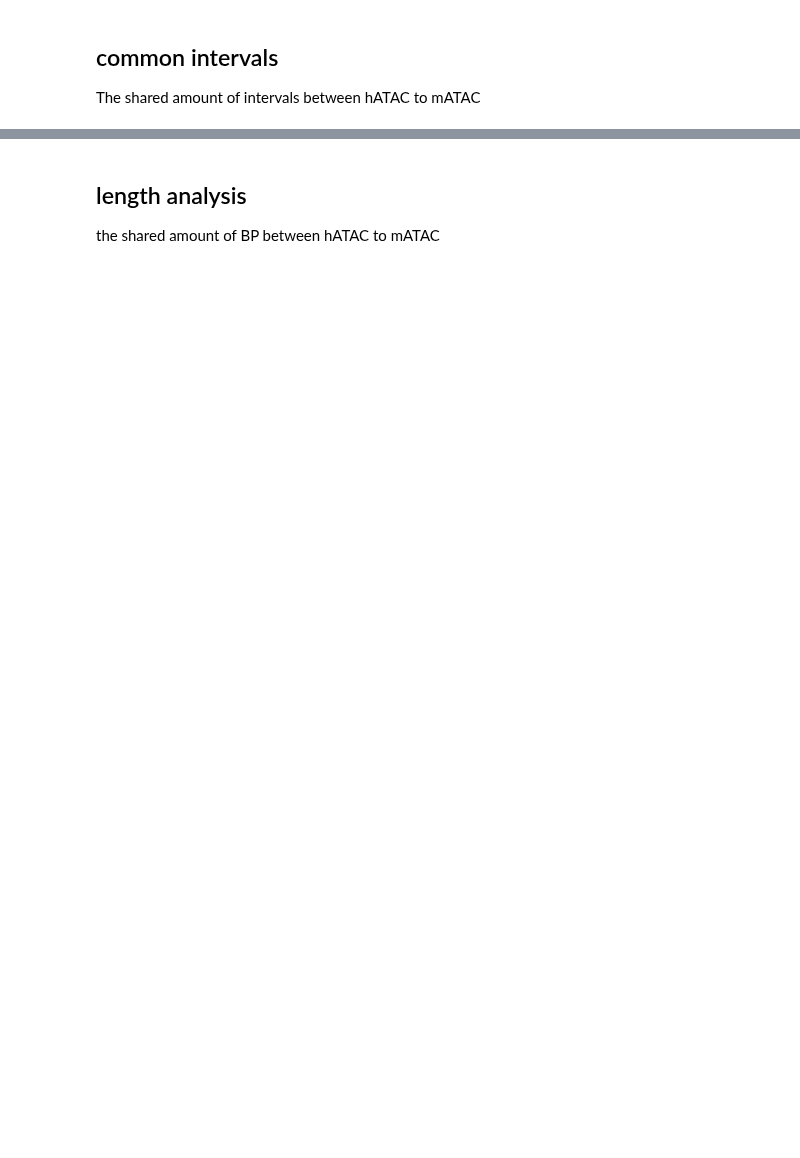
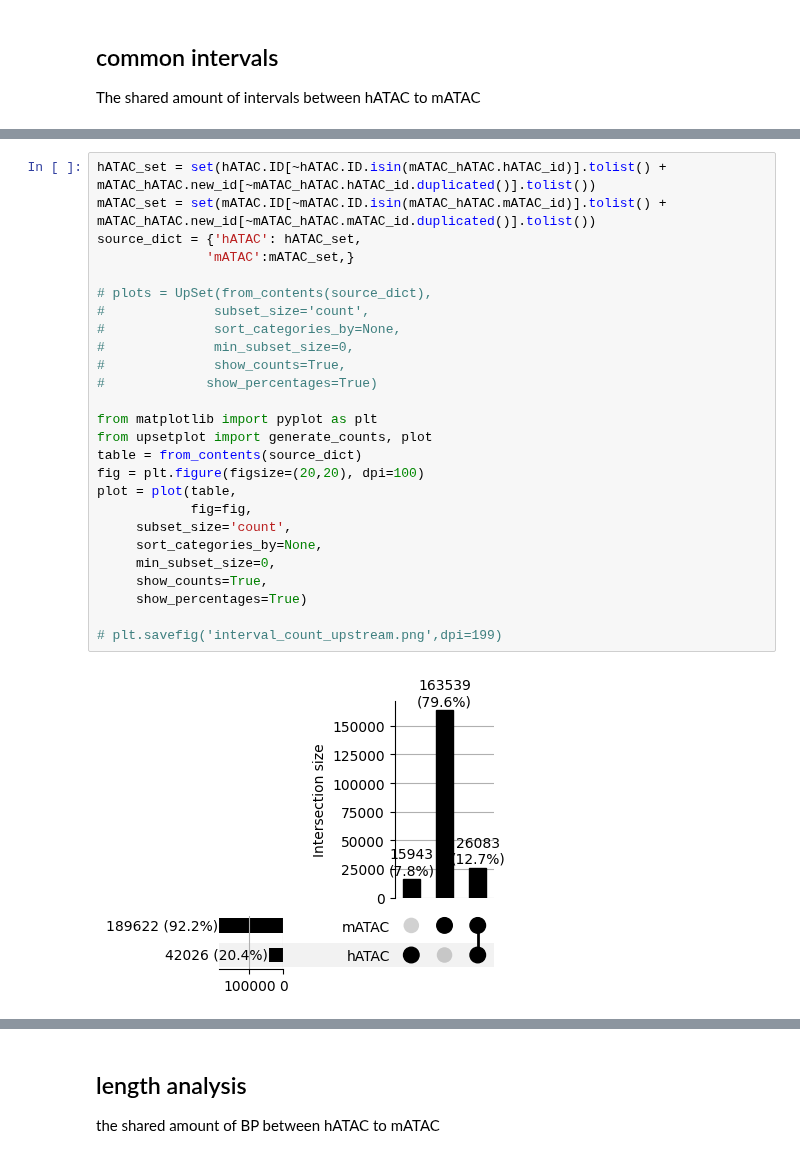
Before and after one commit to Toozig/gnomAD_df_class, a Jupyter notebook: interval_analysis.ipynb, the cells around one changed output, grey strips where cells are left out. Cells and saved outputs as stored; diff of their text form; blank space fills up the shorter version.

```diff
--- a/interval_analysis.ipynb
+++ b/interval_analysis.ipynb
@@ -61,0 +68,28 @@ plt.savefig('interval_count.png')
+# %%
+hATAC_set = set(hATAC.ID[~hATAC.ID.isin(mATAC_hATAC.hATAC_id)].tolist() + mATAC_hATAC.new_id[~mATAC_hATAC.hATAC_id.duplicated()].tolist())
+mATAC_set = set(mATAC.ID[~mATAC.ID.isin(mATAC_hATAC.mATAC_id)].tolist() + mATAC_hATAC.new_id[~mATAC_hATAC.mATAC_id.duplicated()].tolist())
+source_dict = {'hATAC': hATAC_set,
+              'mATAC':mATAC_set,}
+
+# plots = UpSet(from_contents(source_dict),
+#              subset_size='count',
+#              sort_categories_by=None,
+#              min_subset_size=0,
+#              show_counts=True,
+#             show_percentages=True)
+
+from matplotlib import pyplot as plt
+from upsetplot import generate_counts, plot
+table = from_contents(source_dict)
+fig = plt.figure(figsize=(20,20), dpi=100)
+plot = plot(table,
+            fig=fig,
+     subset_size='count',
+     sort_categories_by=None,
+     min_subset_size=0,
+     show_counts=True,
+     show_percentages=True)
+
+# plt.savefig('interval_count_upstream.png',dpi=199)
+# %% [output]
+[figure, added]
```
Also changed, not shown: parts of 11 cells of this notebook, 1 other file.
